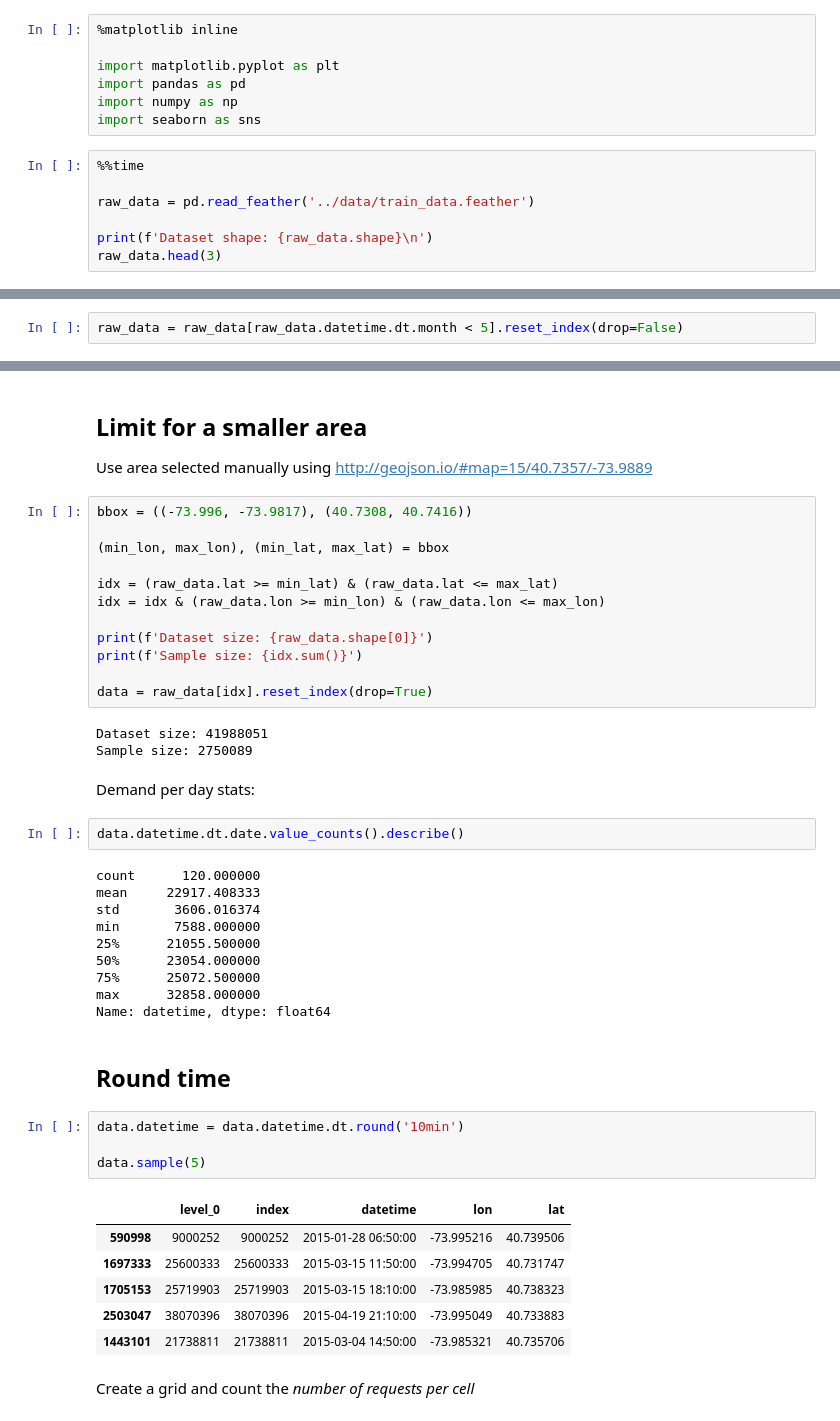
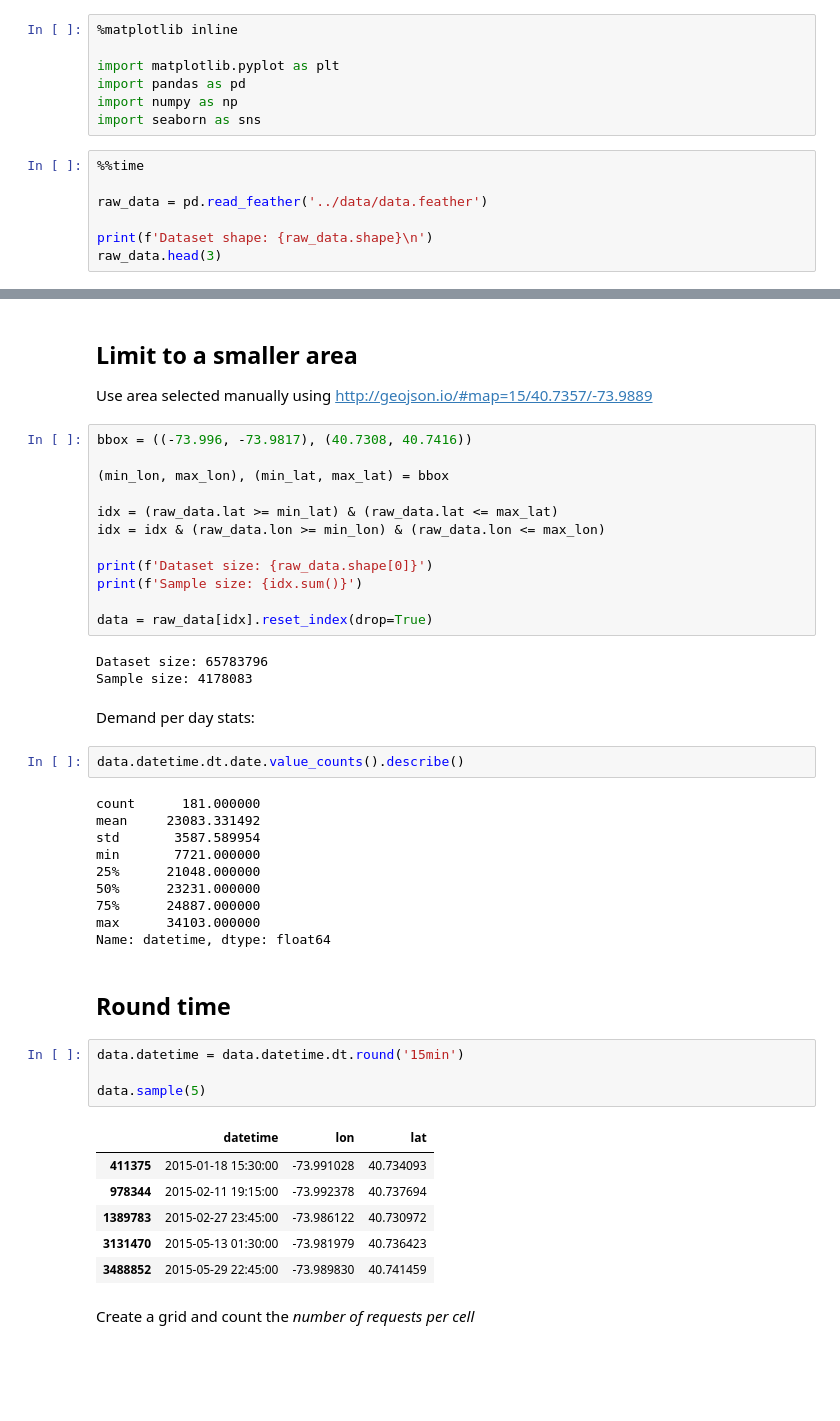
Before and after one commit to sash-ko/ai-transportation, a Jupyter notebook: cnn_demand_model/Baselines.ipynb, the cells around one changed output, grey strips where cells are left out. Cells and saved outputs as stored; diff of their text form; blank space fills up the shorter version.

```diff
--- a/cnn_demand_model/Baselines.ipynb
+++ b/cnn_demand_model/Baselines.ipynb
@@ -23,7 +34,7 @@ import seaborn as sns
 # %%
 %%time
 
-raw_data = pd.read_feather('../data/train_data.feather')
+raw_data = pd.read_feather('../data/data.feather')
 
 print(f'Dataset shape: {raw_data.shape}\n')
 raw_data.head(3)
@@ -59,3 +72 @@ datetime
 Name: datetime, dtype: int64
-# %%
-raw_data = raw_data[raw_data.datetime.dt.month < 5].reset_index(drop=False)
@@ -62,5 +96,5 @@ raw_data = raw_data[raw_data.datetime.dt.month < 5].reset_index(drop=False)
 # %% [markdown]
-## Limit for a smaller area
+## Limit to a smaller area
 
 Use area selected manually using http://geojson.io/#map=15/40.7357/-73.9889
 # %%
@@ -76,35 +110,35 @@ print(f'Sample size: {idx.sum()}')
 
 data = raw_data[idx].reset_index(drop=True)
 # %% [output]
-Dataset size: 41988051
-Sample size: 2750089
+Dataset size: 65783796
+Sample size: 4178083
 # %% [markdown]
 Demand per day stats:
 # %%
 data.datetime.dt.date.value_counts().describe()
 # %% [output]
-count      120.000000
-mean     22917.408333
-std       3606.016374
-min       7588.000000
-25%      21055.500000
-50%      23054.000000
-75%      25072.500000
-max      32858.000000
+count      181.000000
+mean     23083.331492
+std       3587.589954
+min       7721.000000
+25%      21048.000000
+50%      23231.000000
+75%      24887.000000
+max      34103.000000
 Name: datetime, dtype: float64
 # %% [markdown]
 ## Round time
 # %%
-data.datetime = data.datetime.dt.round('10min')
+data.datetime = data.datetime.dt.round('15min')
 
 data.sample(5)
 # %% [output]
-|  | level_0 | index | datetime | lon | lat |
-| 590998 | 9000252 | 9000252 | 2015-01-28 06:50:00 | -73.995216 | 40.739506 |
-| 1697333 | 25600333 | 25600333 | 2015-03-15 11:50:00 | -73.994705 | 40.731747 |
-| 1705153 | 25719903 | 25719903 | 2015-03-15 18:10:00 | -73.985985 | 40.738323 |
-| 2503047 | 38070396 | 38070396 | 2015-04-19 21:10:00 | -73.995049 | 40.733883 |
-| 1443101 | 21738811 | 21738811 | 2015-03-04 14:50:00 | -73.985321 | 40.735706 |
+|  | datetime | lon | lat |
+| 411375 | 2015-01-18 15:30:00 | -73.991028 | 40.734093 |
+| 978344 | 2015-02-11 19:15:00 | -73.992378 | 40.737694 |
+| 1389783 | 2015-02-27 23:45:00 | -73.986122 | 40.730972 |
+| 3131470 | 2015-05-13 01:30:00 | -73.981979 | 40.736423 |
+| 3488852 | 2015-05-29 22:45:00 | -73.989830 | 40.741459 |
 # %% [markdown]
 Create a grid and count the *number of requests per cell*
 # %%
```
Also changed, not shown: parts of 33 cells of this notebook.
